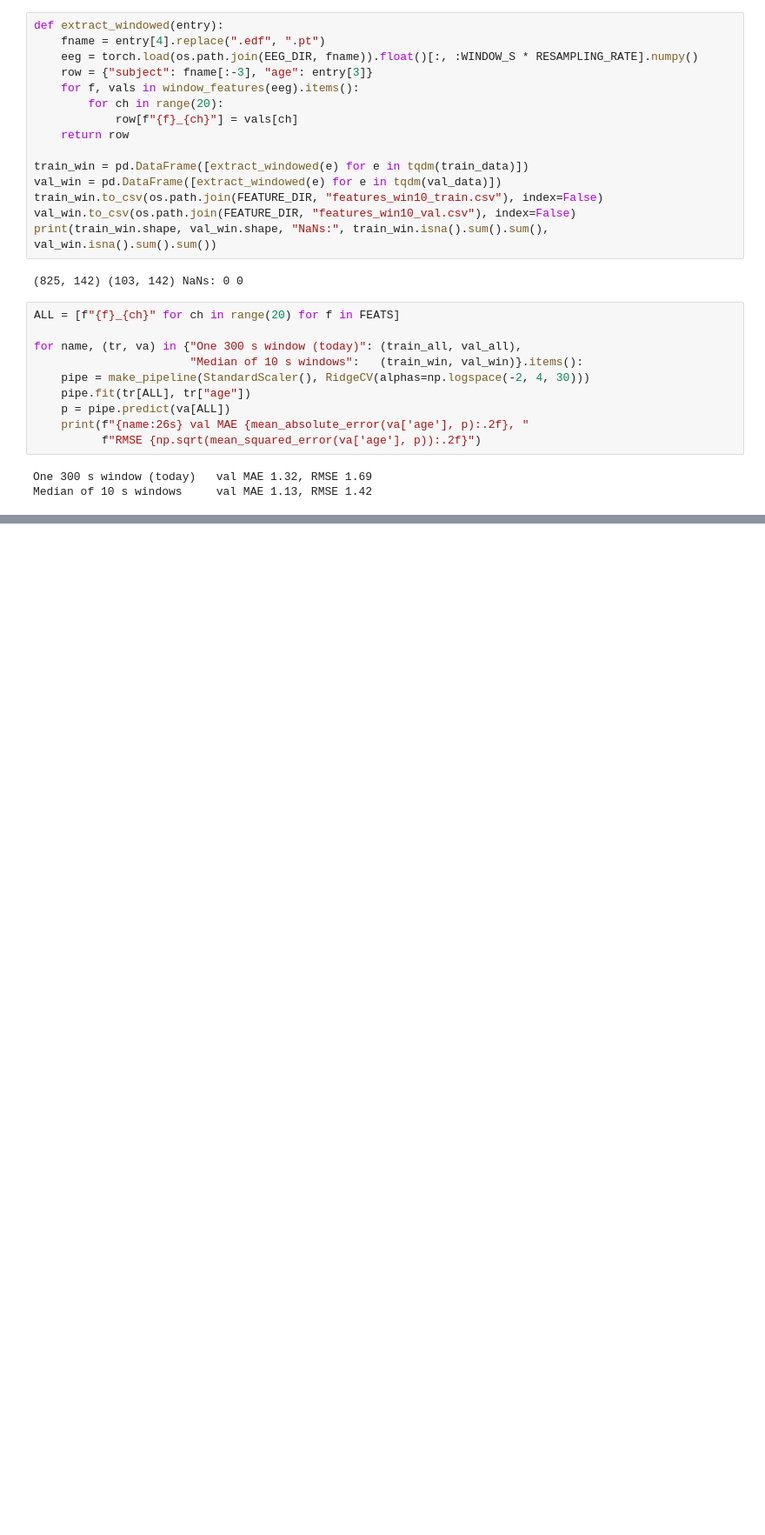
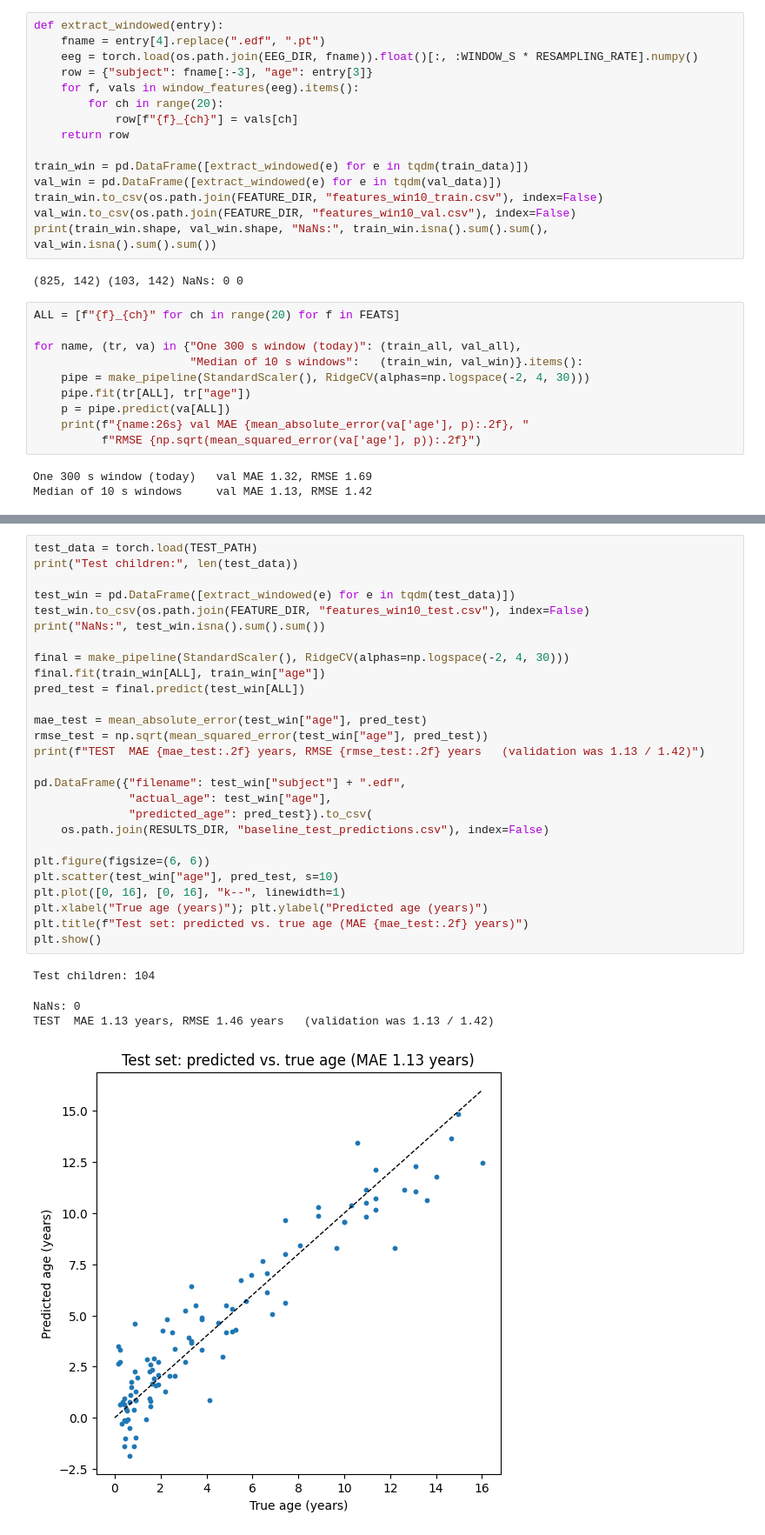
Before and after one commit to hilduAgl/brain-age-eeg, a Jupyter notebook: notebooks/baseline.ipynb, the cells around one changed output, grey strips where cells are left out. Shown at 87% size. Saved outputs shown, nothing was run; the diff lists cells and outputs as text; blank space fills up the shorter version.

```diff
--- a/notebooks/baseline.ipynb
+++ b/notebooks/baseline.ipynb
@@ -577,0 +582,32 @@ baseline_val_predictions.csv updated
+# %%
+test_data = torch.load(TEST_PATH)
+print("Test children:", len(test_data))
+
+test_win = pd.DataFrame([extract_windowed(e) for e in tqdm(test_data)])
+test_win.to_csv(os.path.join(FEATURE_DIR, "features_win10_test.csv"), index=False)
+print("NaNs:", test_win.isna().sum().sum())
+
+final = make_pipeline(StandardScaler(), RidgeCV(alphas=np.logspace(-2, 4, 30)))
+final.fit(train_win[ALL], train_win["age"])
+pred_test = final.predict(test_win[ALL])
+
+mae_test = mean_absolute_error(test_win["age"], pred_test)
+rmse_test = np.sqrt(mean_squared_error(test_win["age"], pred_test))
+print(f"TEST  MAE {mae_test:.2f} years, RMSE {rmse_test:.2f} years   (validation was 1.13 / 1.42)")
+
+pd.DataFrame({"filename": test_win["subject"] + ".edf",
+              "actual_age": test_win["age"],
+              "predicted_age": pred_test}).to_csv(
+    os.path.join(RESULTS_DIR, "baseline_test_predictions.csv"), index=False)
+
+plt.figure(figsize=(6, 6))
+plt.scatter(test_win["age"], pred_test, s=10)
+plt.plot([0, 16], [0, 16], "k--", linewidth=1)
+plt.xlabel("True age (years)"); plt.ylabel("Predicted age (years)")
+plt.title(f"Test set: predicted vs. true age (MAE {mae_test:.2f} years)")
+plt.show()
+# %% [output]
+Test children: 104
+NaNs: 0
+TEST  MAE 1.13 years, RMSE 1.46 years   (validation was 1.13 / 1.42)
+[figure, added]
```
Also changed, not shown: parts of 3 cells of this notebook.
